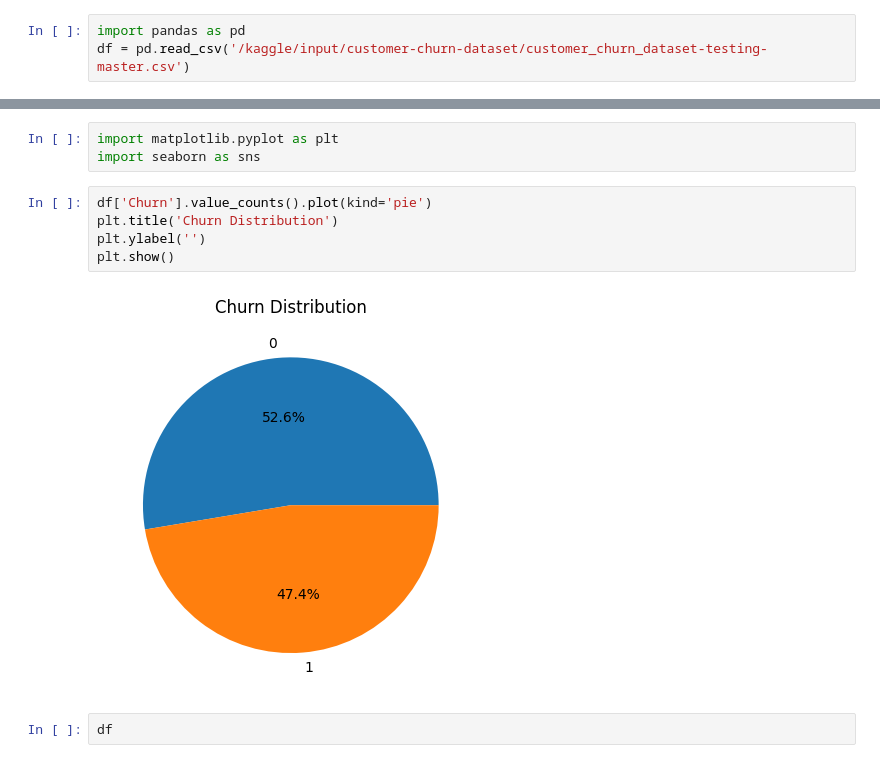
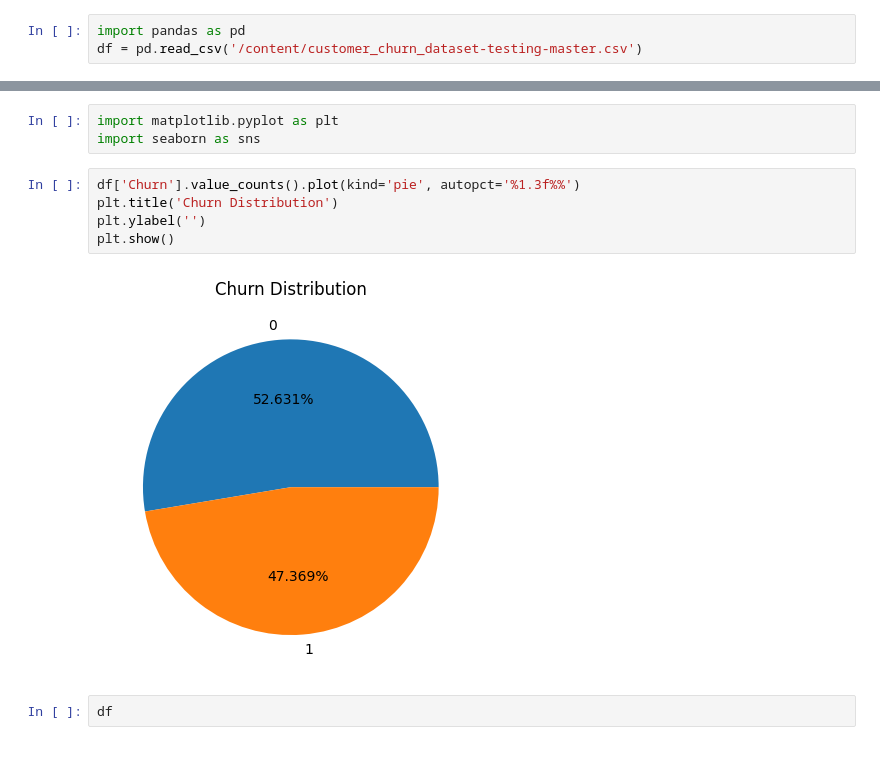
Before and after one commit to danai-coder/Customer-Churn-Analysis-Model, a Jupyter notebook: Customer_Churn_Analysis_Capstone.ipynb, the cells around one changed output, grey strips where cells are left out. Cells and saved outputs as stored; diff of their text form.

Commit message:
customer churn analysis model, starting from data preparation to model comparisons and selection

```diff
--- a/Customer_Churn_Analysis_Capstone.ipynb
+++ b/Customer_Churn_Analysis_Capstone.ipynb
@@ -12,7 +12,7 @@ Using Colab cache for faster access to the 'customer-churn-dataset' dataset.
 Path to dataset files: /kaggle/input/customer-churn-dataset
 # %%
 import pandas as pd
-df = pd.read_csv('/kaggle/input/customer-churn-dataset/customer_churn_dataset-testing-master.csv')
+df = pd.read_csv('/content/customer_churn_dataset-testing-master.csv')
 # %%
 df.head(10)
 # %% [output]
@@ -330,12 +295,12 @@ df
 import matplotlib.pyplot as plt
 import seaborn as sns
 # %%
-df['Churn'].value_counts().plot(kind='pie')
+df['Churn'].value_counts().plot(kind='pie', autopct='%1.3f%%')
 plt.title('Churn Distribution')
 plt.ylabel('')
 plt.show()
 # %% [output]
-[figure, old version]
+[figure, new version]
 # %%
 df
 # %% [output]
```
Also changed, not shown: parts of 14 cells of this notebook.
